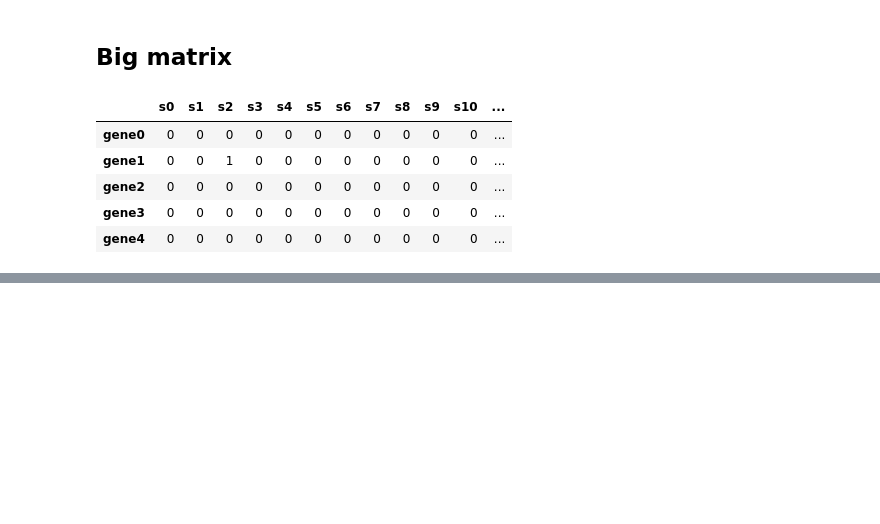
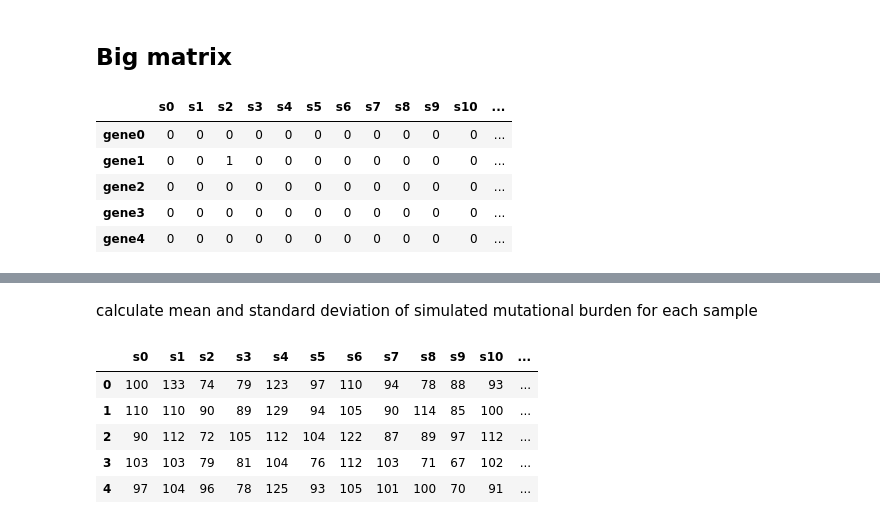
Before and after one commit to mpschr/mutex, a Jupyter notebook: MutEx and CoOc test in python.ipynb, the cells around one changed output, grey strips where cells are left out. Cells and saved outputs as stored; diff of their text form; code cells hidden in the pictures; blank space fills up the shorter version.

```diff
--- a/MutEx and CoOc test in python.ipynb
+++ b/MutEx and CoOc test in python.ipynb
@@ -148,0 +165,15 @@ df.loc[group]
+# %% [markdown]
+calculate mean and standard deviation of simulated mutational burden for each sample
+# %%
+sim_sample_muts = pd.concat(simulated_results, axis=1).transpose()
+sim_sample_muts.columns = df.columns
+sim_std = sim_sample_muts.apply(np.std)
+sim_mean = sim_sample_muts.apply(np.mean)
+sim_sample_muts.head()
+# %% [output]
+|  | s0 | s1 | s2 | s3 | s4 | s5 | s6 | s7 | s8 | s9 | s10 | ... |
+| 0 | 100 | 133 | 74 | 79 | 123 | 97 | 110 | 94 | 78 | 88 | 93 | ... |
+| 1 | 110 | 110 | 90 | 89 | 129 | 94 | 105 | 90 | 114 | 85 | 100 | ... |
+| 2 | 90 | 112 | 72 | 105 | 112 | 104 | 122 | 87 | 89 | 97 | 112 | ... |
+| 3 | 103 | 103 | 79 | 81 | 104 | 76 | 112 | 103 | 71 | 67 | 102 | ... |
+| 4 | 97 | 104 | 96 | 78 | 125 | 93 | 105 | 101 | 100 | 70 | 91 | ... |
```
Also changed, not shown: parts of 13 cells of this notebook.
